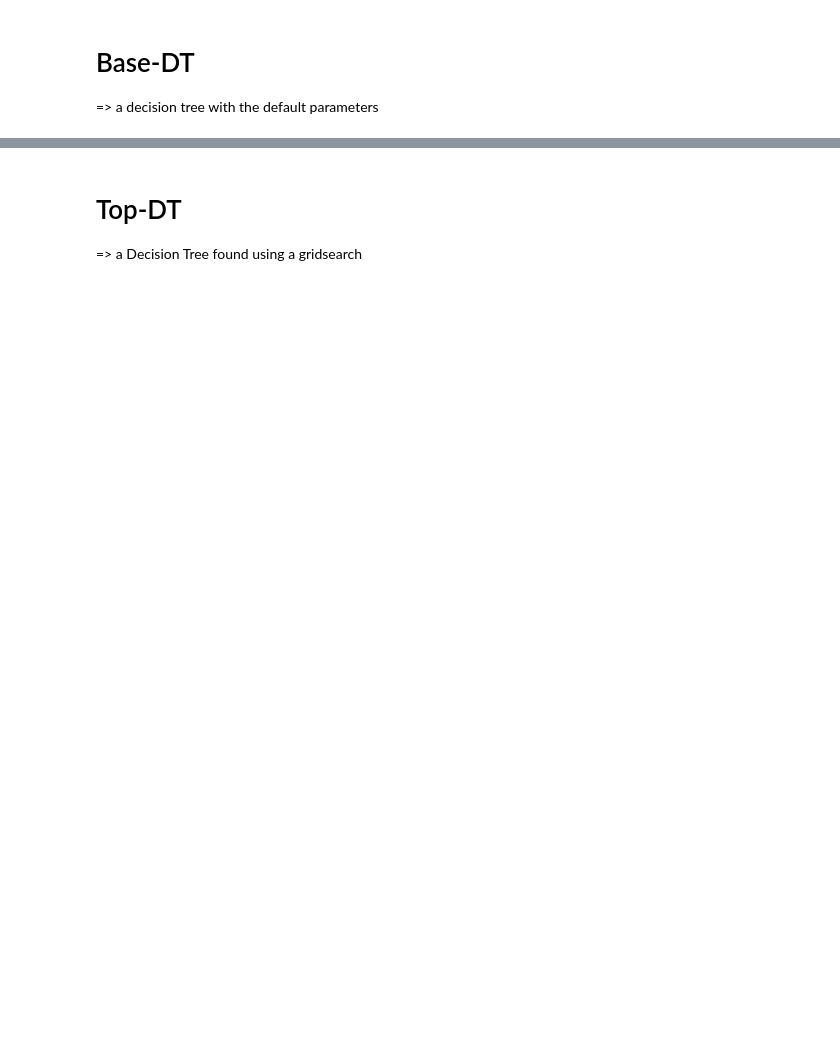
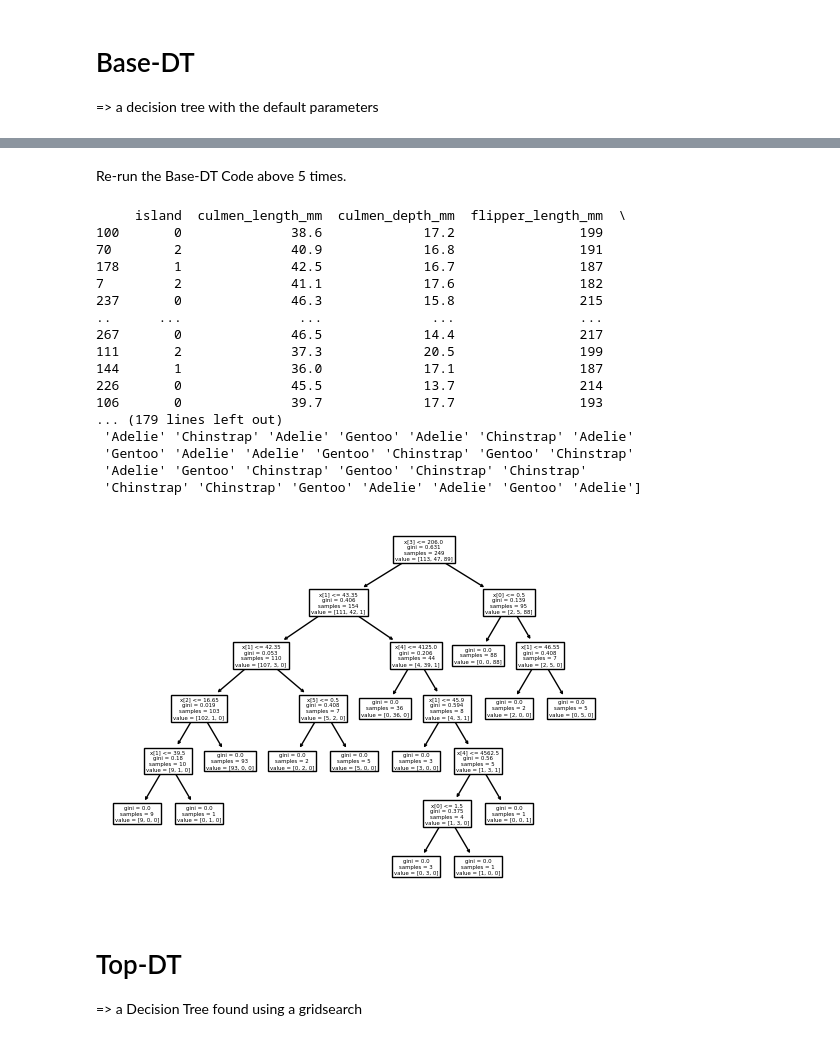
Before and after one commit to MohamadGSalim/Experiments-with-Machine-Learning, a Jupyter notebook: Penguins_Classification.ipynb, the cells around one changed output, grey strips where cells are left out. Cells and saved outputs as stored; diff of their text form; code cells hidden in the pictures; blank space fills up the shorter version.

Commit message:
Added all performance measurements from part 5 & 6  @MohamadGSalim @njayem

```diff
--- a/Penguins_Classification.ipynb
+++ b/Penguins_Classification.ipynb
@@ -70,3 +95,9 @@ X_train_set, X_test_set, y_train_set, y_test_set = train_test_split(X, y)
+# %%
+with open('penguin-performance.txt', 'w') as f:
+    f.write('Performance Measures \n\n\n')
+# %%
+with open('penguin-performance_5_runs.txt', 'w') as f:
+    f.write('Performance Measures \n\n\n')
 # %% [markdown]
 # Base-DT
 => a decision tree with the default parameters
@@ -92,3 +146,76 @@ print("Predicted output: ", le.inverse_transform(y_predict))
+# %%
+with open('penguin-performance.txt', 'a') as f:
+    f.write('**********************************************************\n\n(A) Base-DT Performance Measures \n\n')
+    f.write('Hyperparameters: \n \t- criterion: Gini impurity \n\t- max_depth: None \n\t- min_samples_split: 2 \n\n')
+    f.write('\n(B) Confusion Matrix: \n')
+    f.write(str(confusion_matrix(y_test_set, y_predict)))
+    f.write('\n\n(C - D) Classification Report: \n')
+    f.write(str(classification_report(y_test_set, y_predict)))
+    f.write('\n(C - D) Accuracy Score: ')
+    f.write(str(accuracy_score(y_test_set, y_predict)))
+# %% [markdown]
+Re-run the Base-DT Code above 5 times.
+# %%
+base_dt_accuracy_scores = []
+base_dt_f1_scores_macro_avgs = []
+base_dt_f1_scores_weighted_avgs = []
+
+for i in range(5):
+    # default parameter for criterion = Gini impurity
+    dtc = tree.DecisionTreeClassifier()
+
+    dtc.fit(X_train_set, y_train_set)
+    tree.plot_tree(dtc)
+
+    dot_data = tree.export_graphviz(dtc, out_file=None,
+        feature_names= ['island', 'culmen_length_mm', 'culmen_depth_mm', 'flipper_length_mm', 'body_mass_grams', 'sex'],
+        class_names=['Adelie','Chinstrap','Gentoo'],
+        filled=True, rounded=True)
+    graph = graphviz.Source(dot_data)
+
+    graph.render("penguin_species_base_dt")   # save to pdf
+
+    y_predict = dtc.predict(X_test_set)
+
+    accuracy = accuracy_score(y_test_set, y_predict)
+    base_dt_accuracy_scores.append(accuracy)
+
+    f1_score_macro_avg = f1_score(y_test_set, y_predict, average='macro')
+    base_dt_f1_scores_macro_avgs.append(f1_score_macro_avg)
+
+    f1_score_weighted_avg = f1_score(y_test_set, y_predict, average='weighted')
+    base_dt_f1_scores_weighted_avgs.append(f1_score_weighted_avg)
+
+    print(X_test_set)
+    print("Predicted output: ", le.inverse_transform(y_predict))
+    with open('penguin-performance_5_runs.txt', 'a') as f:
+        f.write(f'\n\n**********************************************************\n\nRUN {i + 1} \n\n(A) Base-DT Performance Measures \n\n')
+        f.write('Hyperparameters: \n \t- criterion: Gini impurity \n\t- max_depth: None \n\t- min_samples_split: 2 \n\n')
+        f.write('\n(B) Confusion Matrix: \n')
+        f.write(str(confusion_matrix(y_test_set, y_predict)))
+        f.write('\n\n(C - D) Classification Report: \n')
+        f.write(str(classification_report(y_test_set, y_predict)))
+        f.write('\n(C - D) Accuracy Score: ')
+        f.write(str(accuracy))
+# %% [output]
+     island  culmen_length_mm  culmen_depth_mm  flipper_length_mm  \
+100       0              38.6             17.2                199
+70        2              40.9             16.8                191
+178       1              42.5             16.7                187
+7         2              41.1             17.6                182
+237       0              46.3             15.8                215
+..      ...               ...              ...                ...
+267       0              46.5             14.4                217
+111       2              37.3             20.5                199
+144       1              36.0             17.1                187
+226       0              45.5             13.7                214
+106       0              39.7             17.7                193
+... (179 lines left out)
+ 'Adelie' 'Chinstrap' 'Adelie' 'Gentoo' 'Adelie' 'Chinstrap' 'Adelie'
+ 'Gentoo' 'Adelie' 'Adelie' 'Gentoo' 'Chinstrap' 'Gentoo' 'Chinstrap'
+ 'Adelie' 'Gentoo' 'Chinstrap' 'Gentoo' 'Chinstrap' 'Chinstrap'
+ 'Chinstrap' 'Chinstrap' 'Gentoo' 'Adelie' 'Adelie' 'Gentoo' 'Adelie']
+[figure, added]
 # %% [markdown]
 # Top-DT
 => a Decision Tree found using a gridsearch
```
Also changed, not shown: parts of 28 cells of this notebook, 12 other files.
